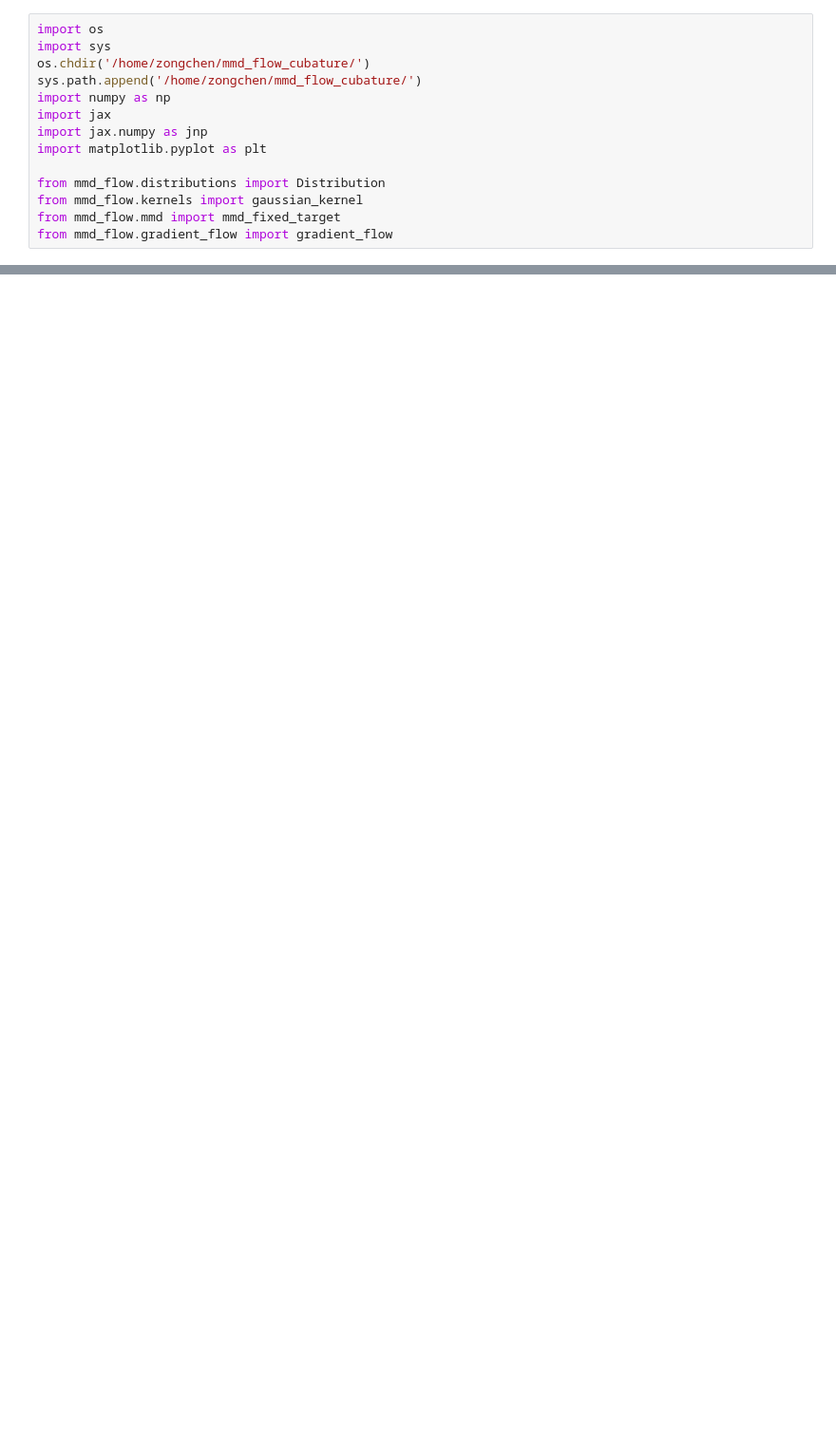
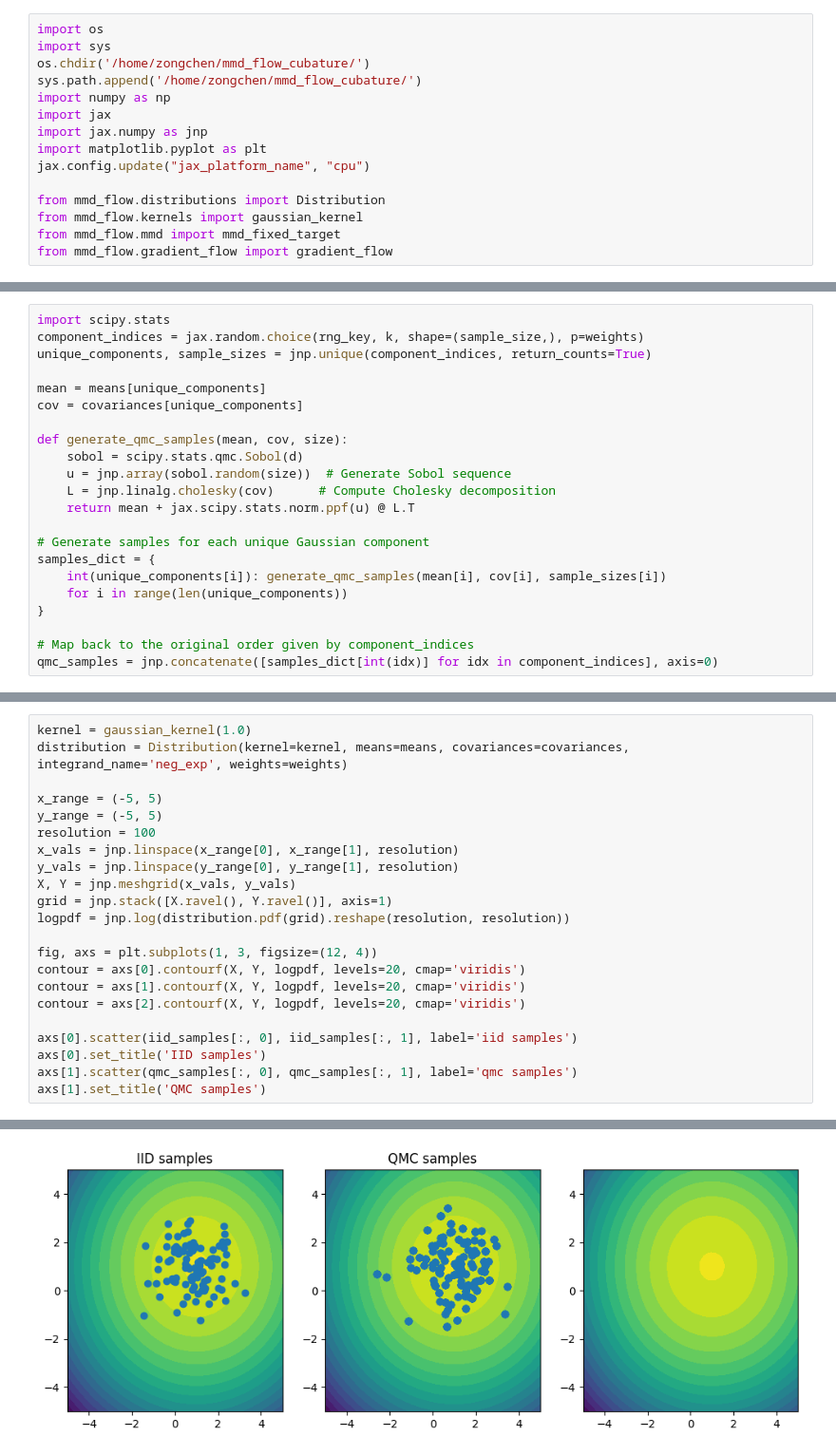
Before and after one commit to hudsonchen/MMDF_cubature, a Jupyter notebook: debugging_notebooks/debug.ipynb, the cells around one changed output, grey strips where cells are left out. Shown: that part at 95% size. Drawn from its saved outputs; the diff is of its cells as text; blank space fills up the shorter version.

```diff
--- a/debugging_notebooks/debug.ipynb
+++ b/debugging_notebooks/debug.ipynb
@@ -7,6 +7,7 @@ import numpy as np
 import jax
 import jax.numpy as jnp
 import matplotlib.pyplot as plt
+jax.config.update("jax_platform_name", "cpu")
 
 from mmd_flow.distributions import Distribution
 from mmd_flow.kernels import gaussian_kernel
@@ -39,0 +57,22 @@ print(integral)
+# %%
+import scipy.stats
+component_indices = jax.random.choice(rng_key, k, shape=(sample_size,), p=weights)
+unique_components, sample_sizes = jnp.unique(component_indices, return_counts=True)
+
+mean = means[unique_components]
+cov = covariances[unique_components]
+
+def generate_qmc_samples(mean, cov, size):
+    sobol = scipy.stats.qmc.Sobol(d)
+    u = jnp.array(sobol.random(size))  # Generate Sobol sequence
+    L = jnp.linalg.cholesky(cov)      # Compute Cholesky decomposition
+    return mean + jax.scipy.stats.norm.ppf(u) @ L.T
+
+# Generate samples for each unique Gaussian component
+samples_dict = {
+    int(unique_components[i]): generate_qmc_samples(mean[i], cov[i], sample_sizes[i])
+    for i in range(len(unique_components))
+}
+
+# Map back to the original order given by component_indices
+qmc_samples = jnp.concatenate([samples_dict[int(idx)] for idx in component_indices], axis=0)
@@ -39,0 +83,23 @@ print(integral)
+# %%
+kernel = gaussian_kernel(1.0)
+distribution = Distribution(kernel=kernel, means=means, covariances=covariances, integrand_name='neg_exp', weights=weights)
+
+x_range = (-5, 5)
+y_range = (-5, 5)
+resolution = 100
+x_vals = jnp.linspace(x_range[0], x_range[1], resolution)
+y_vals = jnp.linspace(y_range[0], y_range[1], resolution)
+X, Y = jnp.meshgrid(x_vals, y_vals)
+grid = jnp.stack([X.ravel(), Y.ravel()], axis=1)
+logpdf = jnp.log(distribution.pdf(grid).reshape(resolution, resolution))
+
+fig, axs = plt.subplots(1, 3, figsize=(12, 4))
+contour = axs[0].contourf(X, Y, logpdf, levels=20, cmap='viridis')
+contour = axs[1].contourf(X, Y, logpdf, levels=20, cmap='viridis')
+contour = axs[2].contourf(X, Y, logpdf, levels=20, cmap='viridis')
+
+axs[0].scatter(iid_samples[:, 0], iid_samples[:, 1], label='iid samples')
+axs[0].set_title('IID samples')
+axs[1].scatter(qmc_samples[:, 0], qmc_samples[:, 1], label='qmc samples')
+axs[1].set_title('QMC samples')
+# %% [output]
@@ -39,0 +107 @@ print(integral)
+[figure, added]
```
Also changed, not shown: parts of 7 cells of this notebook, 9 other files.
